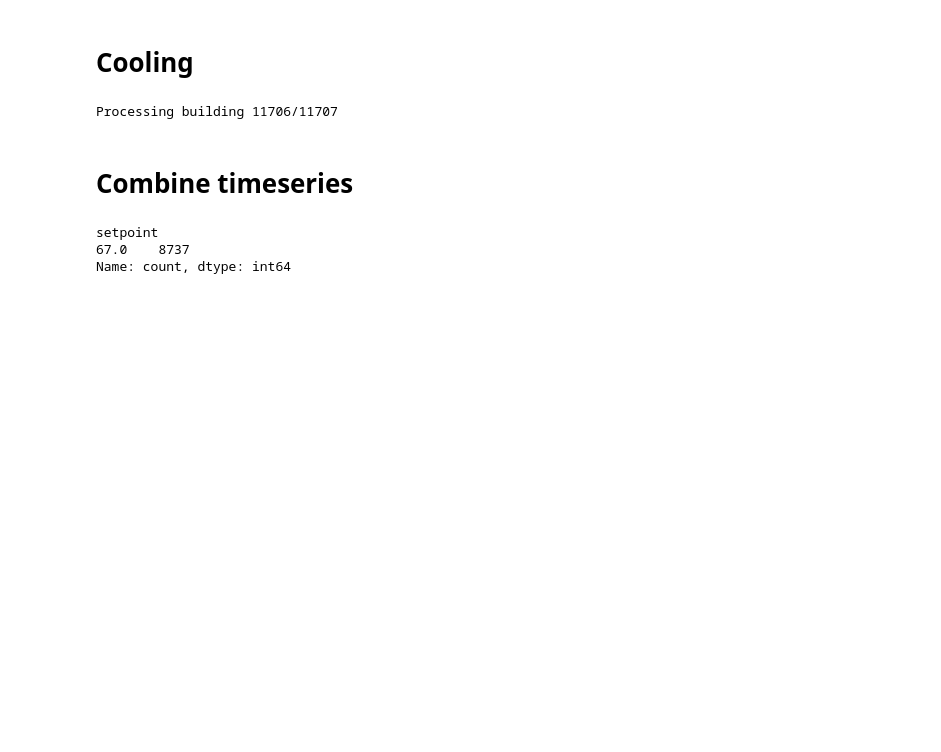
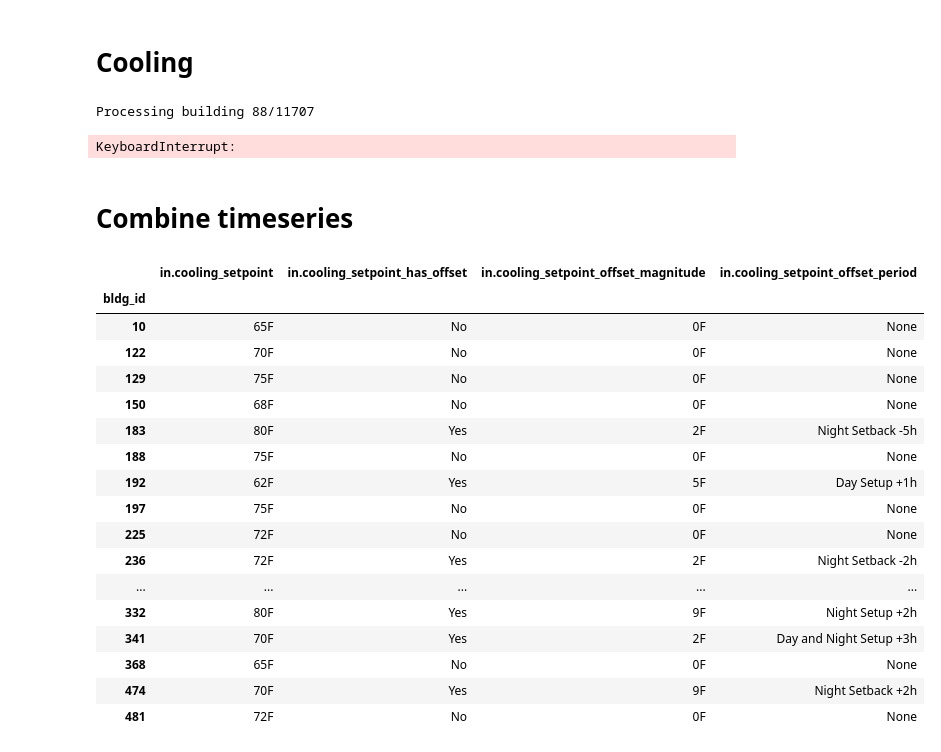
Before and after one commit to adrianlopezlanchares/Space-Conditioning-Electrification, a Jupyter notebook: consumption/data_transforms/data_transform.ipynb, the cells around one changed output. Saved outputs shown, nothing was run; the diff lists cells and outputs as text; code cells hidden in the pictures; blank space fills up the shorter version.

```diff
--- a/consumption/data_transforms/data_transform.ipynb
+++ b/consumption/data_transforms/data_transform.ipynb
@@ -124,11 +126,14 @@ col_list = [
 
 cooling_data = building_data[col_list]
 # %%
-full_cooling_timeseries_dataset = [None for _ in range(len(cooling_data))]
+full_cooling_timeseries_dataset = {}
 for i in range(len(cooling_data)):
     print(f"Processing building {i}/{len(cooling_data)}           ", end="\r")
-    full_cooling_timeseries_dataset[i] = generate_building_setpoint_timeseries("cooling", cooling_data.index[i], cooling_data)
+    building_timeseries = generate_building_setpoint_timeseries("cooling", cooling_data.index[i], cooling_data)
+    building_timeseries.set_index("timestamp", inplace=True)
+    full_cooling_timeseries_dataset[cooling_data.index[i]] = building_timeseries
 # %% [output]
-Processing building 11706/11707
+Processing building 88/11707
+KeyboardInterrupt:
 # %% [markdown]
 # Combine timeseries
@@ -141,10 +139,0 @@ for i in range(len(full_cooling_timeseries_dataset)):
-# %%
-timeseries_1 = full_timeseries[0]
-heating_1 = full_heating_timeseries_dataset[0]
-cooling_1 = full_cooling_timeseries_dataset[0]
-
-print(heating_1["setpoint"].value_counts())
-# %% [output]
-setpoint
-67.0    8737
-Name: count, dtype: int64
@@ -150,0 +143,21 @@ Name: count, dtype: int64
+# %%
+cooling_data.head(20)
+# %% [output]
+|  | in.cooling_setpoint | in.cooling_setpoint_has_offset | in.cooling_setpoint_offset_magnitude | in.cooling_setpoint_offset_period |
+| bldg_id |  |  |  |  |
+| 10 | 65F | No | 0F | None |
+| 122 | 70F | No | 0F | None |
+| 129 | 75F | No | 0F | None |
+| 150 | 68F | No | 0F | None |
+| 183 | 80F | Yes | 2F | Night Setback -5h |
+| 188 | 75F | No | 0F | None |
+| 192 | 62F | Yes | 5F | Day Setup +1h |
+| 197 | 75F | No | 0F | None |
+| 225 | 72F | No | 0F | None |
+| 236 | 72F | Yes | 2F | Night Setback -2h |
+| ... | ... | ... | ... | ... |
+| 332 | 80F | Yes | 9F | Night Setup +2h |
+| 341 | 70F | Yes | 2F | Day and Night Setup +3h |
+| 368 | 65F | No | 0F | None |
+| 474 | 70F | Yes | 9F | Night Setback +2h |
+| 481 | 72F | No | 0F | None |
```
Also changed, not shown: parts of 7 cells of this notebook.
